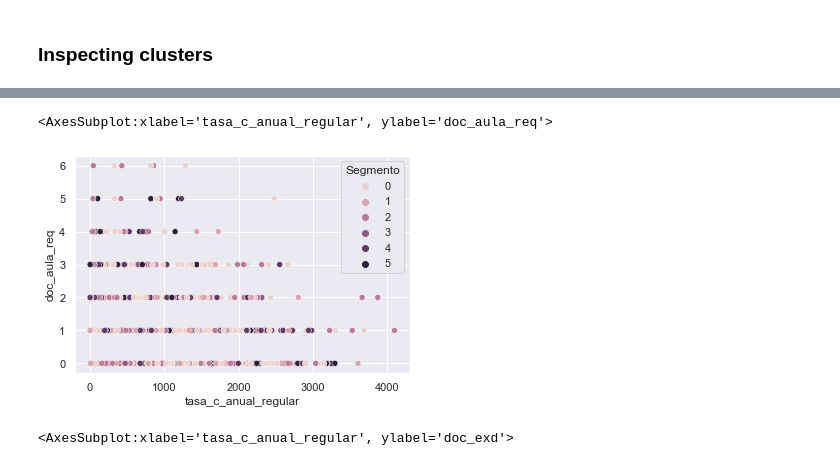
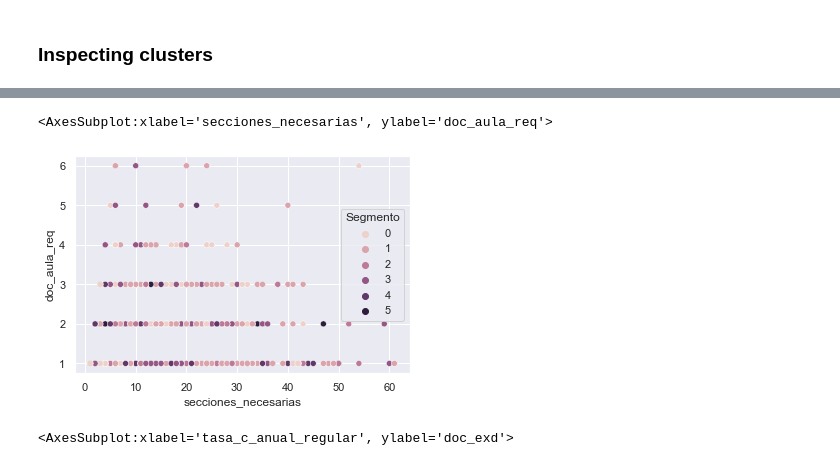
Before and after one commit to hugoferquiroz/AITeacherAllocation, a Jupyter notebook: Scripts/2-2 clusters.ipynb, the cells around one changed output, grey strips where cells are left out. Drawn from its saved outputs; the diff is of its cells as text; code cells hidden in the pictures.

Commit message:
Update 2-2 clusters.ipynb
descriptive clusters

```diff
--- a/Scripts/2-2 clusters.ipynb
+++ b/Scripts/2-2 clusters.ipynb
@@ -164,10 +167,12 @@ df_primaria_knn = oh_primaria.copy()
+# %%
+primaria_req_knn = primaria_req.copy()
 # %%
 ## Vamos a hacer el grafico del codo. Para esto vamos a probar hacer distintos clusters y vamos a guardar el error (que lo definimos como wcss)
 # WCSS --> Wihin Cluster Sum of Squares
 wcss = []
 for i in range(1,12):
   kmeans = KMeans(n_clusters=i,init='k-means++',random_state=36963)
-  kmeans.fit(df_primaria_knn)
+  kmeans.fit(primaria_req_knn)
   wcss.append(kmeans.inertia_)
 # %%
 import matplotlib.pyplot as plt
@@ -179,9 +184,9 @@ plt.plot(range(1,12),wcss)
 # %%
 ## El numero optimo de clusters es igual a 6, asi que haremos 6 clusters
 kmeans = KMeans(n_clusters=6,init='k-means++',random_state=36963)
-kmeans.fit(df_primaria_knn)
-clusters = kmeans.predict(df_primaria_knn)
+kmeans.fit(primaria_req_knn)
+clusters = kmeans.predict(primaria_req_knn)
 # %%
-df_primaria_knn['Segmento'] = clusters
+primaria_req_knn['Segmento'] = clusters
 # %% [markdown]
 ### Inspecting clusters
@@ -201,10 +304,10 @@ df_primaria_knn['Segmento'] = clusters
 
 ['ruralidad_Rural 1','ruralidad_Rural 2','ruralidad_Rural 3','vraem_Vraem', 'frontera_Frontera','bilingue_Bilingue']
 # %%
-sns.scatterplot(x="tasa_c_anual_regular", y="doc_aula_req", hue="Segmento",data=df_primaria_knn)
+sns.scatterplot(x="secciones_necesarias", y="doc_aula_req", hue="Segmento",data=primaria_req_knn)
 # %% [output]
-<AxesSubplot:xlabel='tasa_c_anual_regular', ylabel='doc_aula_req'>
+<AxesSubplot:xlabel='secciones_necesarias', ylabel='doc_aula_req'>
-[figure, old version]
+[figure, new version]
 # %%
 sns.scatterplot(x="tasa_c_anual_regular", y="doc_exd", hue="Segmento",data=df_primaria_knn)
 # %% [output]
```
Also changed, not shown: parts of 12 cells of this notebook.
